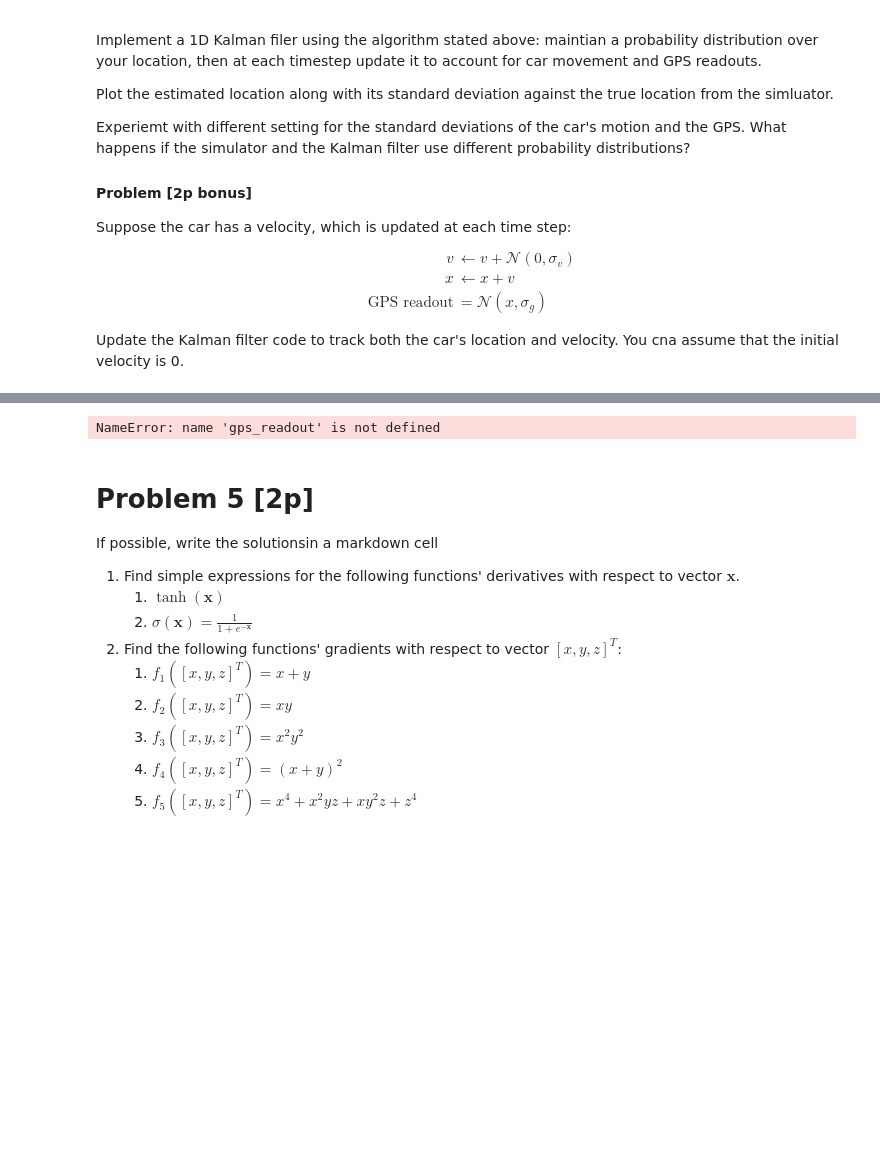
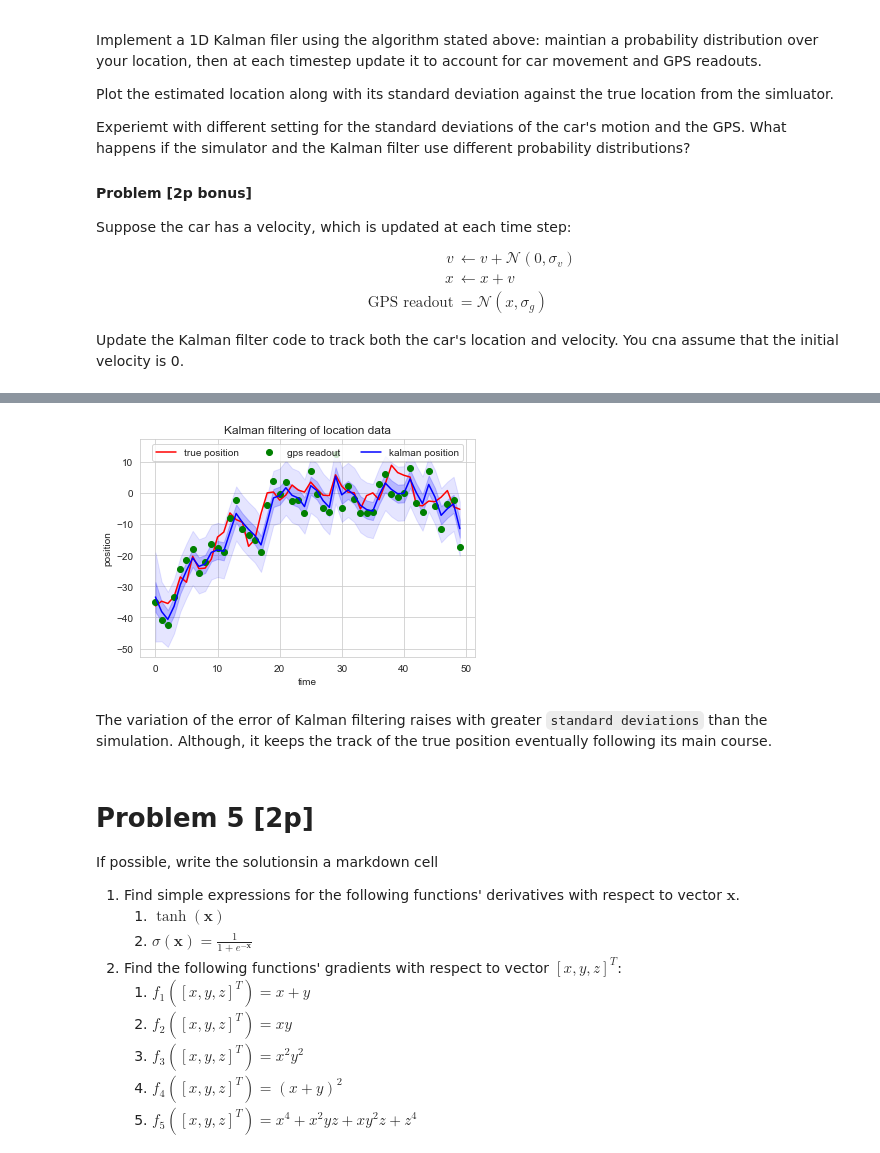
Before and after one commit to derenio/nn_assignments, a Jupyter notebook: assignment2/Assignment2_solutions.ipynb, the cells around one changed output, grey strips where cells are left out. Cells and saved outputs as stored; diff of their text form; code cells hidden in the pictures; blank space fills up the shorter version.

```diff
--- a/assignment2/Assignment2_solutions.ipynb
+++ b/assignment2/Assignment2_solutions.ipynb
@@ -337,7 +393,9 @@ def simulate(initial_sigma, motion_sigma, gps_sigma, n_steps):
         #
         # TODO: fill in a simulation step
         #
+        gps_readout = norm.rvs(x, gps_sigma)
         loc_hist.append((x, gps_readout))
+        x += norm.rvs(0, motion_sigma)
     loc_df = pd.DataFrame(loc_hist, columns=['x', 'gps'])
     return loc_df
 
@@ -352,10 +410,20 @@ def kalman_predict(loc_df, initial_sigma, motion_sigma, gps_sigma):
         # TODO: fill in
         #
 
+        posterior_mu = prior_mu
+        posterior_sigma = prior_sigma + motion_sigma
+
         # now do the bayes update
         #
         # TODO: fill in a simulation step
         #
+
+        posterior_mu = (
+            posterior_mu * gps_sigma + gps_readout * posterior_sigma
+        ) / (
+            posterior_sigma + gps_sigma
+        )
+        posterior_sigma = posterior_sigma * gps_sigma / (posterior_sigma + gps_sigma)
 
         predictions.append((posterior_mu, posterior_sigma))
         prior_mu = posterior_mu
@@ -367,29 +435,35 @@ def kalman_predict(loc_df, initial_sigma, motion_sigma, gps_sigma):
 # %%
 #@title Parametry symulacji
 initial_sigma = 100 #@param
 motion_sigma = 4 #@param
 gps_sigma = 5 #@param
 n_steps = 50 #@param
 
 
+k_initial_sigma = initial_sigma
+k_motion_sigma = motion_sigma
+k_gps_sigma = gps_sigma
+
 loc_df = simulate(initial_sigma, motion_sigma, gps_sigma, n_steps)
-predictions_df = kalman_predict(loc_df, initial_sigma, motion_sigma, gps_sigma)
+predictions_df = kalman_predict(loc_df, k_initial_sigma, k_motion_sigma, k_gps_sigma)
 plt.plot(loc_df.x, 'r', label='true position')
 plt.plot(loc_df.gps, 'go', label='gps readout')
 plt.plot(predictions_df.mu, 'b', label='kalman position')
 plt.fill_between(range(len(predictions_df)),
                  predictions_df.mu + predictions_df.sigma,
                  predictions_df.mu - predictions_df.sigma, color='b', alpha=0.2)
 plt.fill_between(range(len(predictions_df)),
                  predictions_df.mu + 3 * predictions_df.sigma,
                  predictions_df.mu - 3 * predictions_df.sigma, color='b', alpha=0.1)
 plt.legend(loc='upper center', ncol=3, bbox_to_anchor=(0.5, 1.0), frameon=True)
 plt.xlabel('time')
 plt.ylabel('position')
 plt.title('Kalman filtering of location data')
 None
 # %% [output]
-NameError: name 'gps_readout' is not defined
+[figure, added]
+# %% [markdown]
+The variation of the error of Kalman filtering raises with greater `standard deviations` than the simulation. Although, it keeps the track of the true position eventually following its main course.
 # %% [markdown]
 # Problem 5 [2p]
 If possible, write the solutionsin a markdown cell
```
Also changed, not shown: parts of 3 cells of this notebook.
